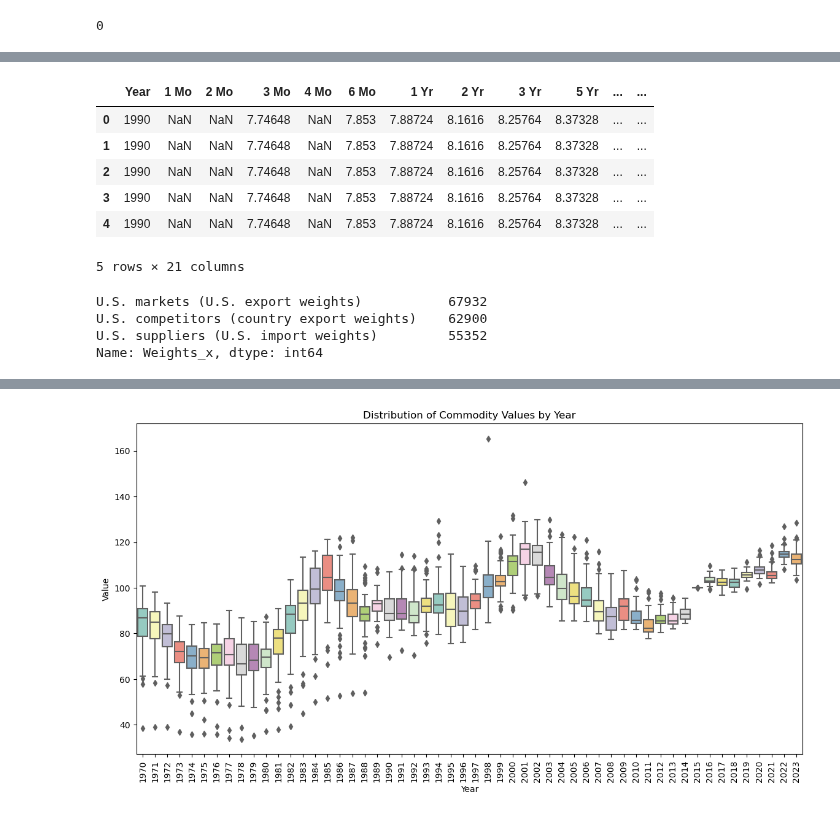
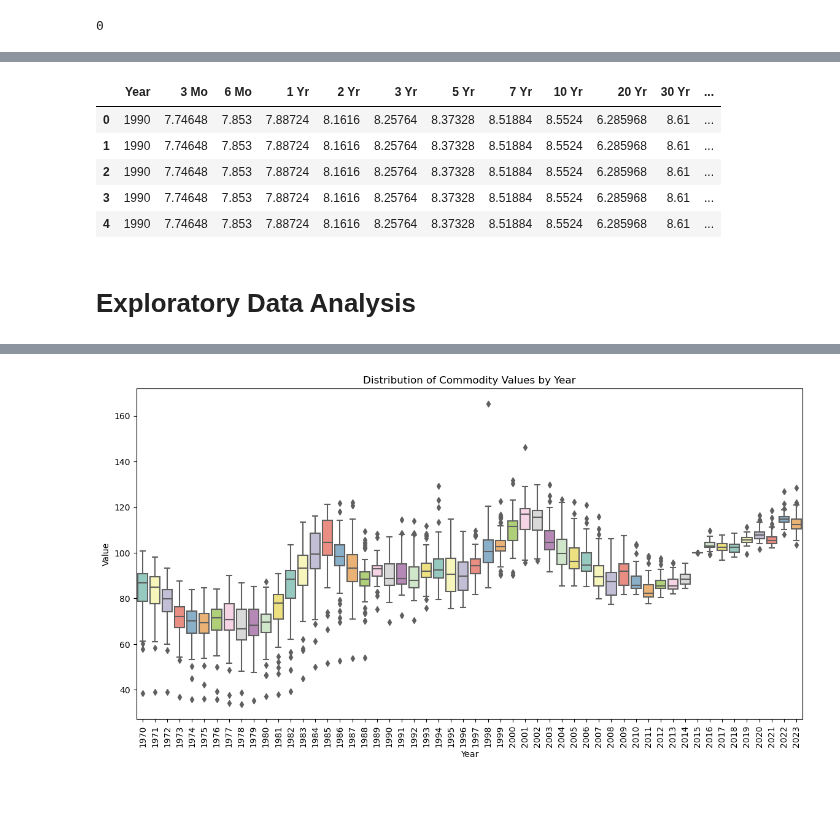
Before and after one commit to sahilagrawal15/Economic-Pulse, a Jupyter notebook: Exploratory_data_analysis.ipynb, the cells around one changed output, grey strips where cells are left out. Saved outputs shown, nothing was run; the diff lists cells and outputs as text; code cells hidden in the pictures.

```diff
--- a/Exploratory_data_analysis.ipynb
+++ b/Exploratory_data_analysis.ipynb
@@ -18,0 +43,3 @@ print(df.isna().values.sum())
+# %%
+new_df = full_df.drop(columns = ['1 Mo', '2 Mo', '4 Mo'])
+new_df.shape
@@ -18,0 +48,13 @@ print(df.isna().values.sum())
+# %%
+#Will use ffill for these data since it is like time series data
+for column in ['3 Mo', '6 Mo', '1 Yr', '2 Yr', '3 Yr', '5 Yr', '7 Yr', '10 Yr', '20 Yr', '30 Yr']:
+    new_df[column] = new_df[column].fillna(method='ffill')
+# %%
+#For GDP growth impute the value with mean
+new_df['GDP growth'] = new_df['GDP growth'].fillna(new_df['GDP growth'].mean())
+# %%
+# Apply forward fill
+new_df['20 Yr'] = new_df['20 Yr'].fillna(method='ffill')
+
+# Applying this since it has null values in the beginning
+new_df['20 Yr'] = new_df['20 Yr'].fillna(method='bfill')
@@ -19,20 +84,14 @@ print(df.isna().values.sum())
 # %%
-full_df.head()
+new_df.head()
 # %% [output]
-|  | Year | 1 Mo | 2 Mo | 3 Mo | 4 Mo | 6 Mo | 1 Yr | 2 Yr | 3 Yr | 5 Yr | ... | ... |
-| 0 | 1990 | NaN | NaN | 7.74648 | NaN | 7.853 | 7.88724 | 8.1616 | 8.25764 | 8.37328 | ... | ... |
-| 1 | 1990 | NaN | NaN | 7.74648 | NaN | 7.853 | 7.88724 | 8.1616 | 8.25764 | 8.37328 | ... | ... |
-| 2 | 1990 | NaN | NaN | 7.74648 | NaN | 7.853 | 7.88724 | 8.1616 | 8.25764 | 8.37328 | ... | ... |
-| 3 | 1990 | NaN | NaN | 7.74648 | NaN | 7.853 | 7.88724 | 8.1616 | 8.25764 | 8.37328 | ... | ... |
-| 4 | 1990 | NaN | NaN | 7.74648 | NaN | 7.853 | 7.88724 | 8.1616 | 8.25764 | 8.37328 | ... | ... |
+|  | Year | 3 Mo | 6 Mo | 1 Yr | 2 Yr | 3 Yr | 5 Yr | 7 Yr | 10 Yr | 20 Yr | 30 Yr | ... |
+| 0 | 1990 | 7.74648 | 7.853 | 7.88724 | 8.1616 | 8.25764 | 8.37328 | 8.51884 | 8.5524 | 6.285968 | 8.61 | ... |
+| 1 | 1990 | 7.74648 | 7.853 | 7.88724 | 8.1616 | 8.25764 | 8.37328 | 8.51884 | 8.5524 | 6.285968 | 8.61 | ... |
+| 2 | 1990 | 7.74648 | 7.853 | 7.88724 | 8.1616 | 8.25764 | 8.37328 | 8.51884 | 8.5524 | 6.285968 | 8.61 | ... |
+| 3 | 1990 | 7.74648 | 7.853 | 7.88724 | 8.1616 | 8.25764 | 8.37328 | 8.51884 | 8.5524 | 6.285968 | 8.61 | ... |
+| 4 | 1990 | 7.74648 | 7.853 | 7.88724 | 8.1616 | 8.25764 | 8.37328 | 8.51884 | 8.5524 | 6.285968 | 8.61 | ... |
-5 rows × 21 columns
-# %%
-full_df['Weights_x'].value_counts()
-# %% [output]
-U.S. markets (U.S. export weights)           67932
-U.S. competitors (country export weights)    62900
-U.S. suppliers (U.S. import weights)         55352
-Name: Weights_x, dtype: int64
+# %% [markdown]
+# Exploratory Data Analysis
 # %%
 #Visualization libraries
 
```
Also changed, not shown: parts of 25 cells of this notebook, 1 other file.
